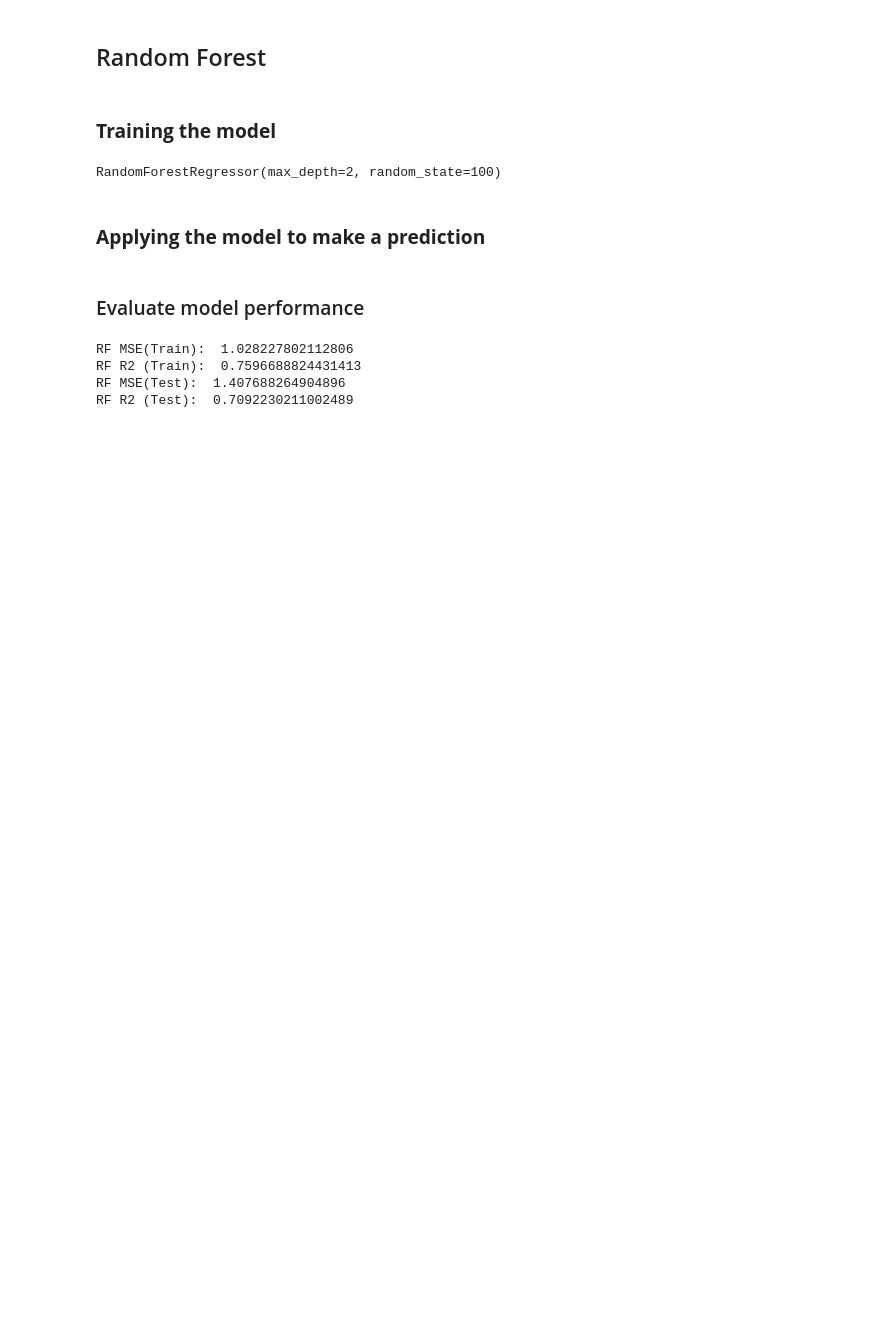
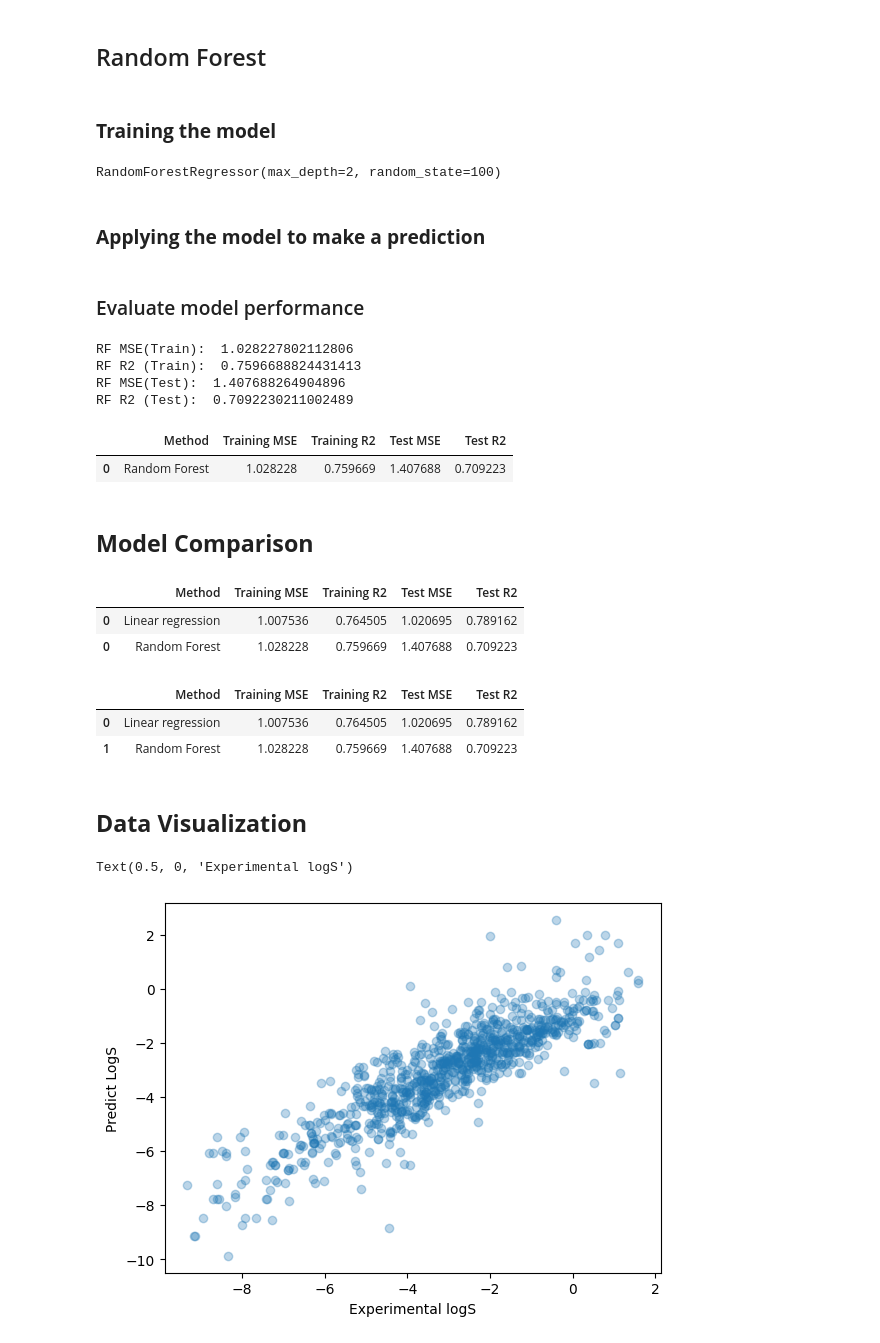
Before and after one commit to prabhgill02/DataAnalystPortfolioProjects, a Jupyter notebook: ML_Project.ipynb, the cells around one changed output. Saved outputs shown, nothing was run; the diff lists cells and outputs as text; code cells hidden in the pictures; blank space fills up the shorter version.

```diff
--- a/ML_Project.ipynb
+++ b/ML_Project.ipynb
@@ -219,3 +226,39 @@ RF MSE(Train):  1.028227802112806
 RF R2 (Train):  0.7596688824431413
 RF MSE(Test):  1.407688264904896
 RF R2 (Test):  0.7092230211002489
+# %%
+rf_results = pd.DataFrame(['Random Forest', rf_train_mse, rf_train_r2, rf_test_mse, rf_test_r2]).transpose()
+rf_results.columns = ['Method', 'Training MSE', 'Training R2', 'Test MSE', 'Test R2']
+rf_results
+# %% [output]
+|  | Method | Training MSE | Training R2 | Test MSE | Test R2 |
+| 0 | Random Forest | 1.028228 | 0.759669 | 1.407688 | 0.709223 |
+# %% [markdown]
+## **Model Comparison**
+# %%
+df_models = pd.concat([lr_results, rf_results], axis=0)
+df_models
+# %% [output]
+|  | Method | Training MSE | Training R2 | Test MSE | Test R2 |
+| 0 | Linear regression | 1.007536 | 0.764505 | 1.020695 | 0.789162 |
+| 0 | Random Forest | 1.028228 | 0.759669 | 1.407688 | 0.709223 |
+# %%
+df_models.reset_index(drop=True)
+# %% [output]
+|  | Method | Training MSE | Training R2 | Test MSE | Test R2 |
+| 0 | Linear regression | 1.007536 | 0.764505 | 1.020695 | 0.789162 |
+| 1 | Random Forest | 1.028228 | 0.759669 | 1.407688 | 0.709223 |
+# %% [markdown]
+## **Data Visualization**
+# %%
+import matplotlib.pyplot as plt
+import numpy as np
+
+plt.scatter(x=y_train, y=y_lr_train_pred, alpha=0.3)
+
+plt.plot()
+plt.ylabel('Predict LogS')
+plt.xlabel('Experimental logS')
+# %% [output]
+Text(0.5, 0, 'Experimental logS')
+[figure, added]
```
Also changed, not shown: parts of 1 cell of this notebook.
